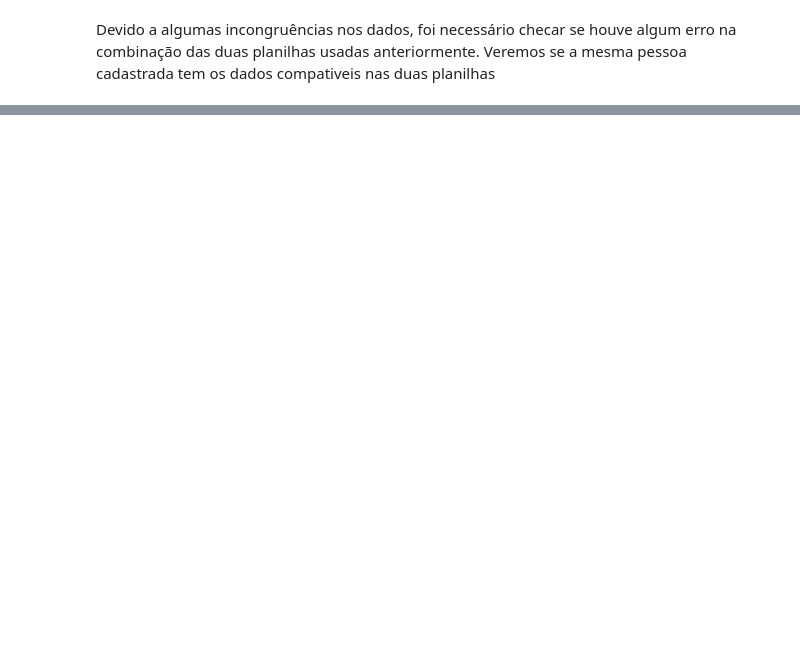
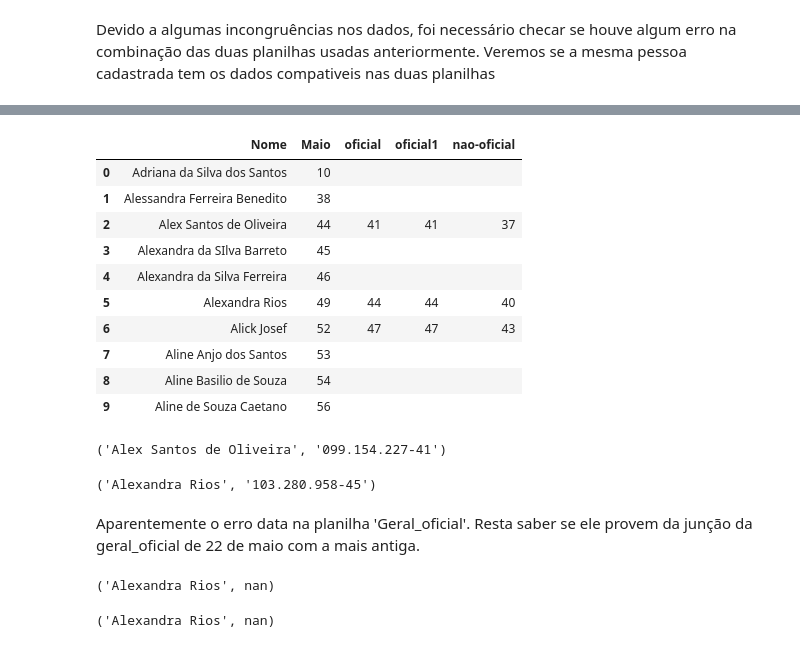
Before and after one commit to WES404/Cadastro_geral_Ponto_do_Bem, a Jupyter notebook: cadastro_geral.ipynb, the cells around one changed output, grey strips where cells are left out. Cells and saved outputs as stored; diff of their text form; code cells hidden in the pictures; blank space fills up the shorter version.

```diff
--- a/cadastro_geral.ipynb
+++ b/cadastro_geral.ipynb
@@ -429,0 +455,66 @@ Atualizados.shape
+# %%
+def DataFrameNomes(oficial, oficial1, nao_oficial, nomes):
+
+  for j in range(oficial.shape[0]):
+
+    for k in range(len(nomes)):
+
+      if oficial["Nome"][j] == nomes[k][0]:
+        nomes[k][2] = j
+        break
+
+
+  for j in range(oficial1.shape[0]):
+
+    for k in range(len(nomes)):
+
+      if oficial1["Nome"][j] == nomes[k][0]:
+        nomes[k][3] = j
+        break
+
+  for j in range(nao_oficial.shape[0]):
+
+    for k in range(len(nomes)):
+
+      if nao_oficial["Nome"][j] == nomes[k][0]:
+        nomes[k][4] = j
+        break
+
+  return nomes
+# %%
+geral_oficial1 = pd.read_csv("/content/CADASTRO_GERAL.csv", parse_dates=True)
+# %%
+nomes_novos = nomes_da_nova(Atualizados)
+tabela_nomes_index = DataFrameNomes(geral_oficial,geral_oficial1, geral_nao_oficial, nomes_novos)
+relacao_nome = pd.DataFrame(data=tabela_nomes_index, columns=("Nome", "Maio", "oficial", "oficial1", "nao-oficial"))
+relacao_nome.head(10)
+# %% [output]
+|  | Nome | Maio | oficial | oficial1 | nao-oficial |
+| 0 | Adriana da Silva dos Santos | 10 |  |  |  |
+| 1 | Alessandra Ferreira Benedito | 38 |  |  |  |
+| 2 | Alex Santos de Oliveira | 44 | 41 | 41 | 37 |
+| 3 | Alexandra da SIlva Barreto | 45 |  |  |  |
+| 4 | Alexandra da Silva Ferreira | 46 |  |  |  |
+| 5 | Alexandra Rios | 49 | 44 | 44 | 40 |
+| 6 | Alick Josef | 52 | 47 | 47 | 43 |
+| 7 | Aline Anjo dos Santos | 53 |  |  |  |
+| 8 | Aline Basilio de Souza | 54 |  |  |  |
+| 9 | Aline de Souza Caetano | 56 |  |  |  |
+# %%
+geral_maio["Nome"][44], geral_maio["CPF"][44]
+# %% [output]
+('Alex Santos de Oliveira', '099.154.227-41')
+# %%
+geral_oficial["Nome"][44], geral_oficial["CPF"][44]
+# %% [output]
+('Alexandra Rios', '103.280.958-45')
+# %% [markdown]
+Aparentemente o erro data na planilha 'Geral_oficial'. Resta saber se ele provem da junção da geral_oficial de 22 de maio com a mais antiga.
+# %%
+geral_oficial1['Nome'][44], geral_oficial1["CPF"][44]
+# %% [output]
+('Alexandra Rios', nan)
+# %%
+geral_nao_oficial['Nome'][40], geral_nao_oficial["CPF"][40]
+# %% [output]
+('Alexandra Rios', nan)
```
Also changed, not shown: parts of 12 cells of this notebook.
